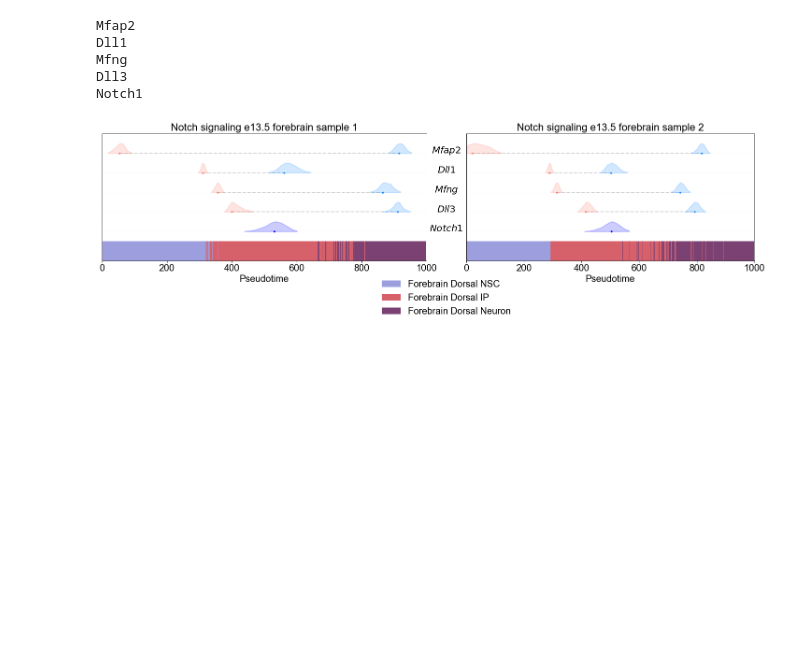
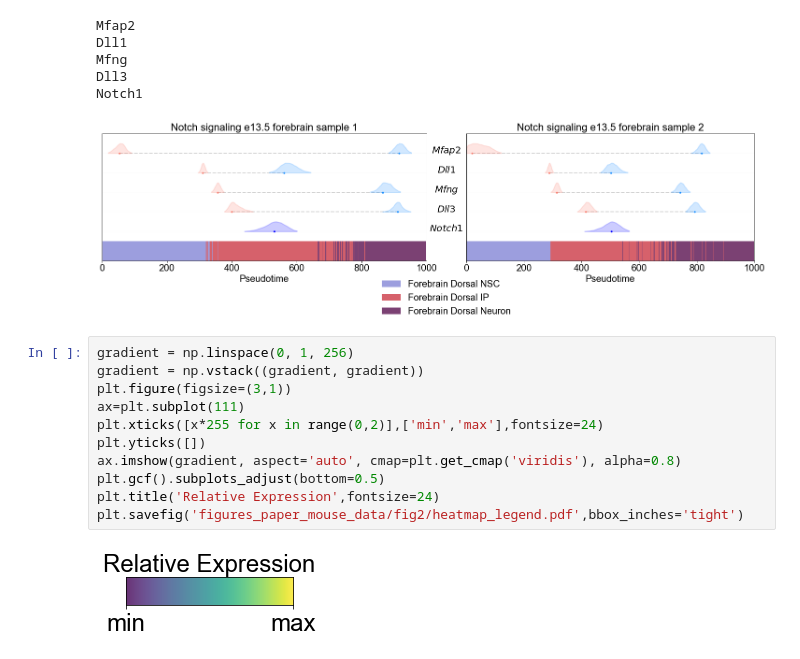
Before and after one commit to daniel-rosebrock/transcriptional_cascades, a Jupyter notebook: load_mcmc_run_full-e13_5_forebrain_dorsal.ipynb, the cells around one changed output. Saved outputs shown, nothing was run; the diff lists cells and outputs as text; blank space fills up the shorter version.

Commit message:
updated notebook mouse full run

```diff
--- a/load_mcmc_run_full-e13_5_forebrain_dorsal.ipynb
+++ b/load_mcmc_run_full-e13_5_forebrain_dorsal.ipynb
@@ -845,3 +845,16 @@ Mfng
 Dll3
 Notch1
 [figure]
+# %%
+gradient = np.linspace(0, 1, 256)
+gradient = np.vstack((gradient, gradient))
+plt.figure(figsize=(3,1))
+ax=plt.subplot(111)
+plt.xticks([x*255 for x in range(0,2)],['min','max'],fontsize=24)
+plt.yticks([])
+ax.imshow(gradient, aspect='auto', cmap=plt.get_cmap('viridis'), alpha=0.8)
+plt.gcf().subplots_adjust(bottom=0.5)
+plt.title('Relative Expression',fontsize=24)
+plt.savefig('figures_paper_mouse_data/fig2/heatmap_legend.pdf',bbox_inches='tight')
+# %% [output]
+[figure, added]
```
